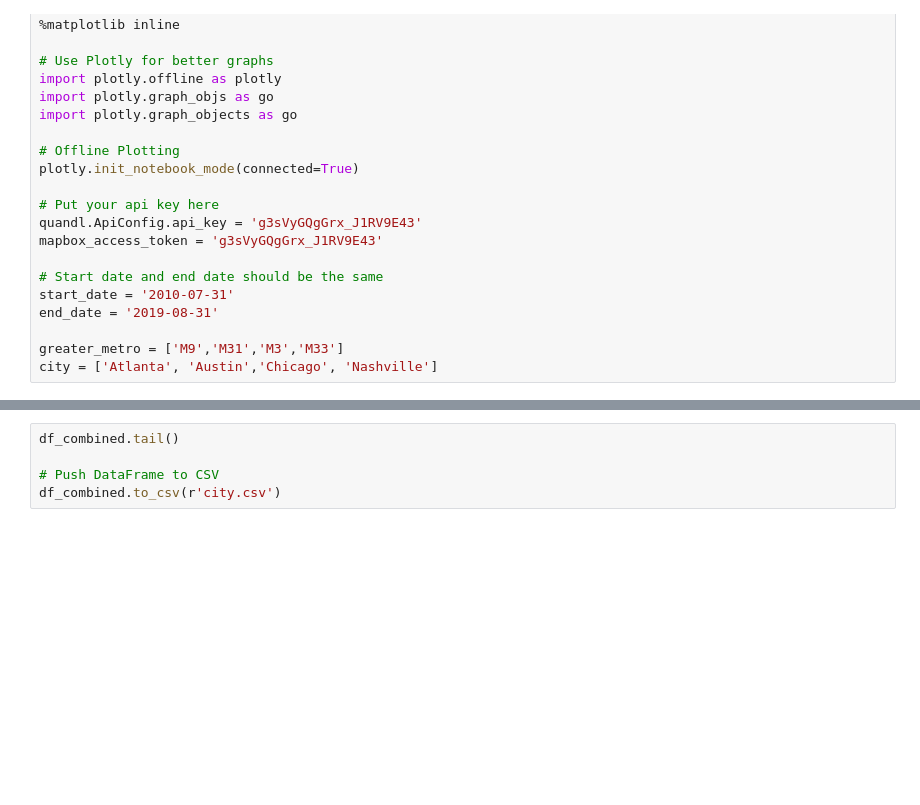
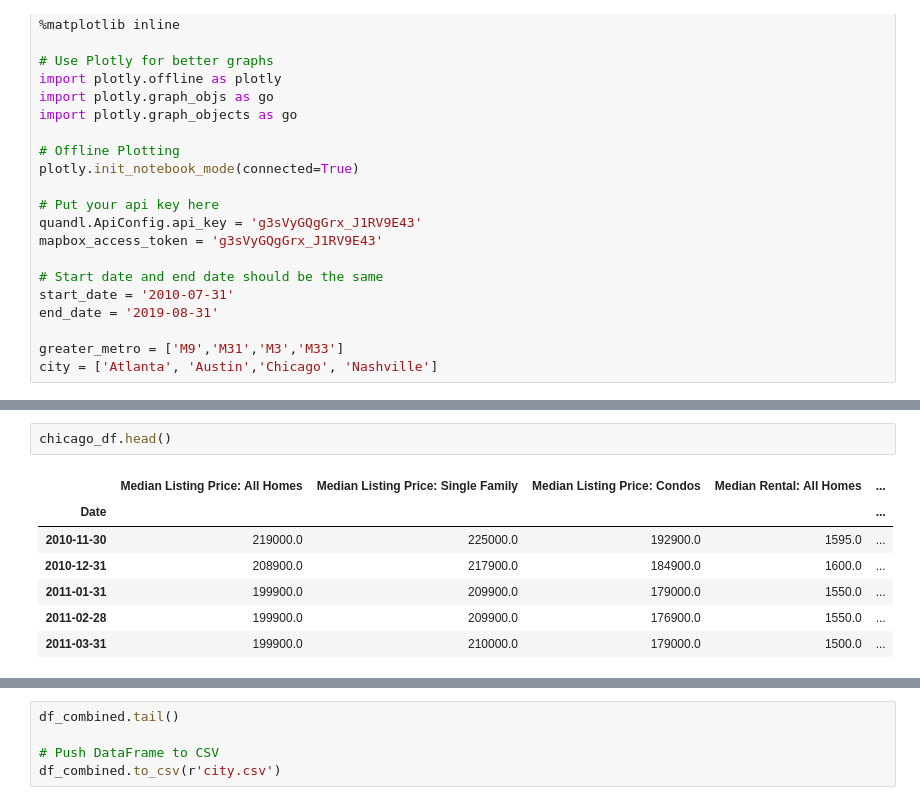
Before and after one commit to christinathip/project1, a Jupyter notebook: zillow.ipynb, the cells around one changed output, grey strips where cells are left out. Saved outputs shown, nothing was run; the diff lists cells and outputs as text; blank space fills up the shorter version.

```diff
--- a/zillow.ipynb
+++ b/zillow.ipynb
@@ -105,0 +108,10 @@ Date
+# %%
+chicago_df.head()
+# %% [output]
+|  | Median Listing Price: All Homes | Median Listing Price: Single Family | Median Listing Price: Condos | Median Rental: All Homes | ... |
+| Date |  |  |  |  | ... |
+| 2010-11-30 | 219000.0 | 225000.0 | 192900.0 | 1595.0 | ... |
+| 2010-12-31 | 208900.0 | 217900.0 | 184900.0 | 1600.0 | ... |
+| 2011-01-31 | 199900.0 | 209900.0 | 179000.0 | 1550.0 | ... |
+| 2011-02-28 | 199900.0 | 209900.0 | 176900.0 | 1550.0 | ... |
+| 2011-03-31 | 199900.0 | 210000.0 | 179000.0 | 1500.0 | ... |
```
Also changed, not shown: parts of 8 cells of this notebook, 3 other files.
